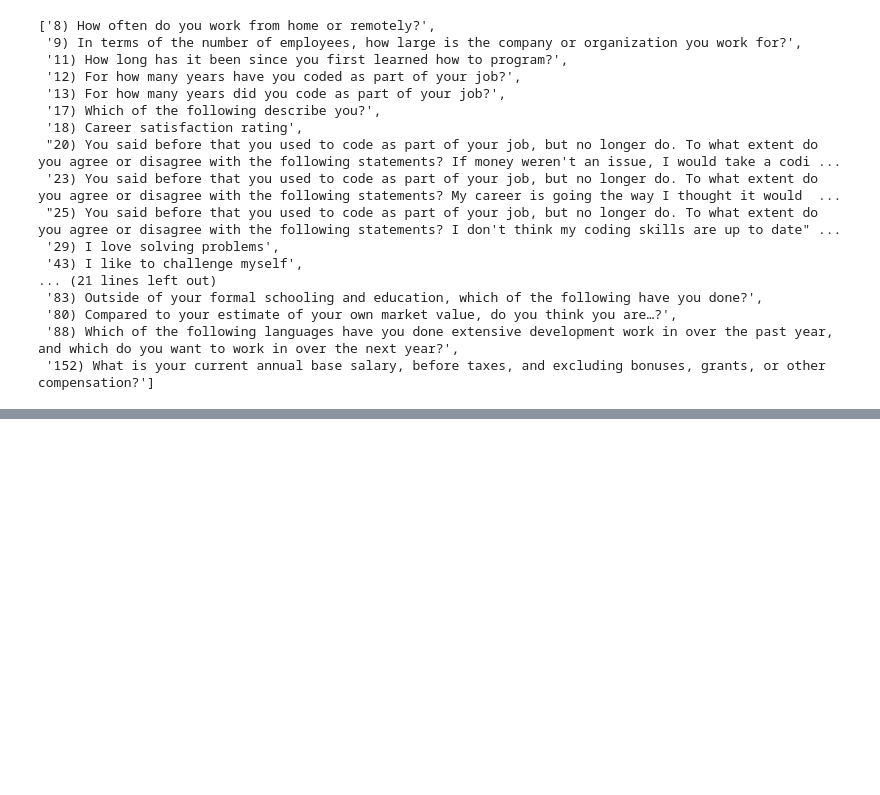
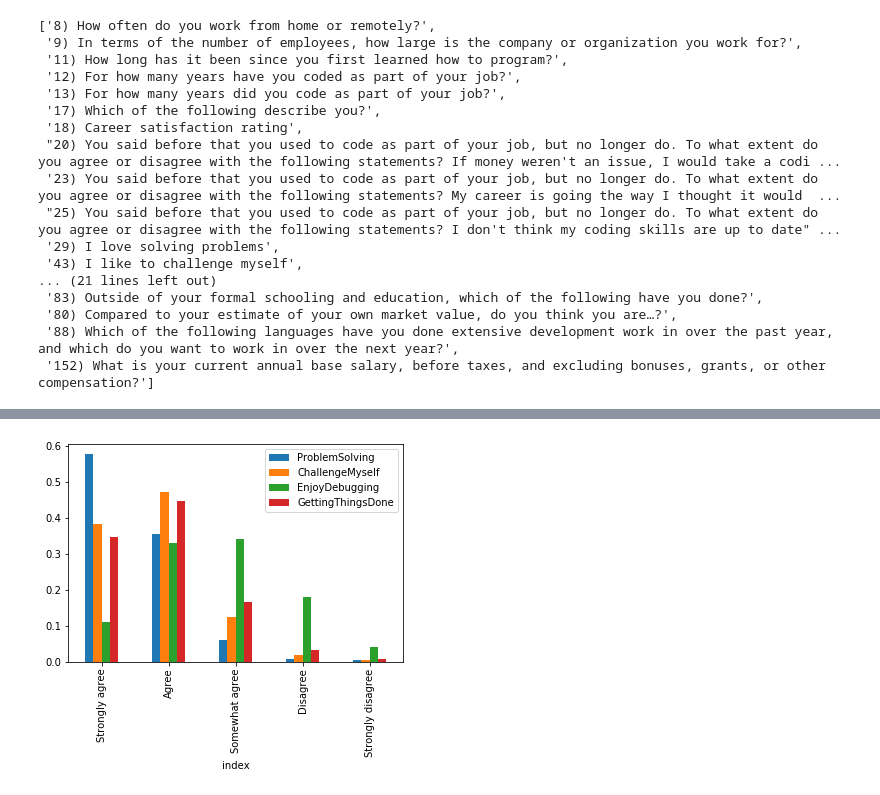
Before and after one commit to rafael-roldao/udct_p1_stackoverflow, a Jupyter notebook: 2017 Stackoverflow Survey Analysis.ipynb, the cells around one changed output, grey strips where cells are left out. Saved outputs shown, nothing was run; the diff lists cells and outputs as text; code cells hidden in the pictures; blank space fills up the shorter version.

Commit message:
1st chart - problem solving skills

```diff
--- a/2017 Stackoverflow Survey Analysis.ipynb
+++ b/2017 Stackoverflow Survey Analysis.ipynb
@@ -99,0 +210,4 @@ Name: SurveyLong, dtype: int64
+# %%
+CM = prob_solv_df['ChallengeMyself'].value_counts() / prob_solv_df['ChallengeMyself'].count()
+CM = pd.DataFrame(data=CM, columns=['ChallengeMyself']).reset_index()
+CM
@@ -99,0 +221,4 @@ Name: SurveyLong, dtype: int64
+# %%
+ED = prob_solv_df['EnjoyDebugging'].value_counts() / prob_solv_df['EnjoyDebugging'].count()
+ED = pd.DataFrame(data=ED, columns=['EnjoyDebugging']).reset_index()
+ED
@@ -99,0 +232,5 @@ Name: SurveyLong, dtype: int64
+# %%
+GTD = prob_solv_df['GettingThingsDone_new'].value_counts() / prob_solv_df['GettingThingsDone_new'].count()
+GTD = pd.DataFrame(data=GTD, columns=['GettingThingsDone_new']).reset_index()
+GTD = GTD.rename(columns={'GettingThingsDone_new': 'GettingThingsDone'})
+GTD
@@ -99,0 +244,3 @@ Name: SurveyLong, dtype: int64
+# %%
+prob_solv_perc_df = PS.merge(CM, how='left').merge(ED, how='left').merge(GTD, how='left')
+prob_solv_perc_df
@@ -99,0 +254,4 @@ Name: SurveyLong, dtype: int64
+# %%
+prob_solv_perc_df.plot(x='index', y=['ProblemSolving', 'ChallengeMyself', 'EnjoyDebugging', 'GettingThingsDone'], kind="bar");
+# %% [output]
+[figure, added]
```
Also changed, not shown: parts of 24 cells of this notebook.
